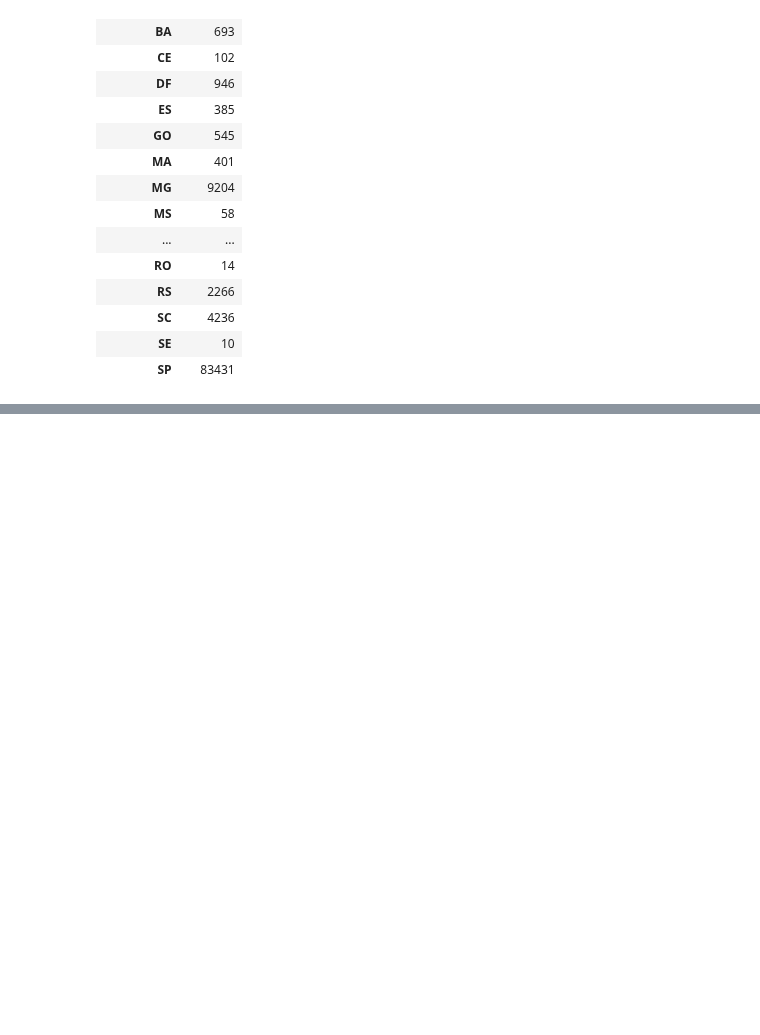
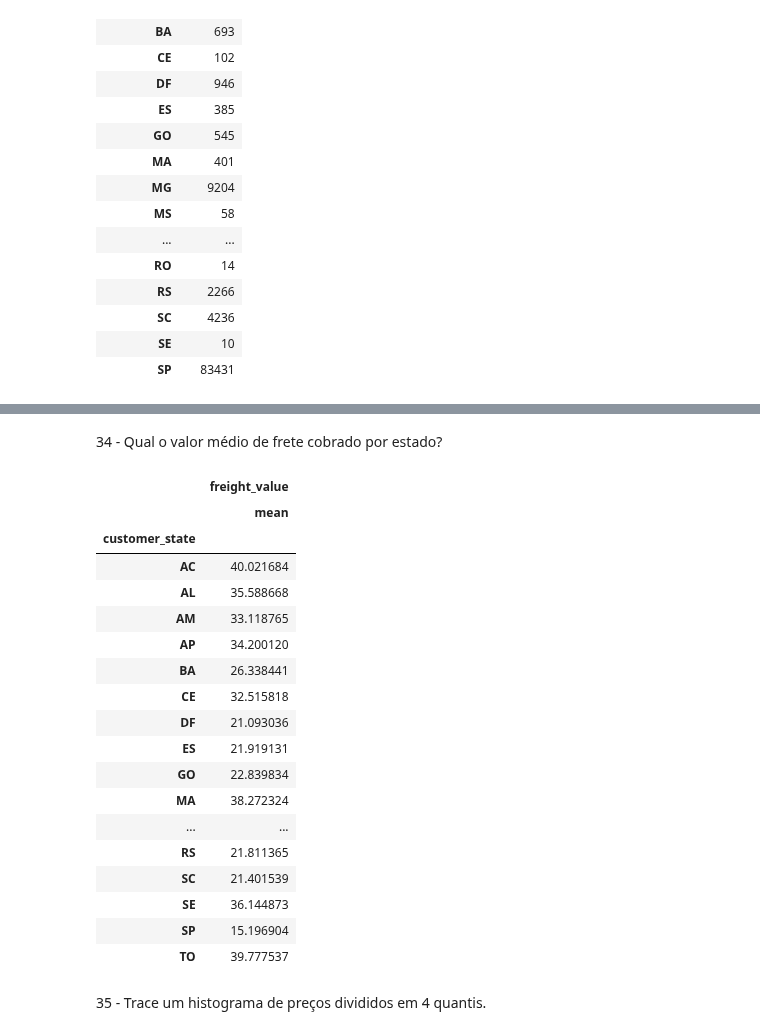
Before and after one commit to skillox1/PADSW06MDCD, a Jupyter notebook: Olist.ipynb, the cells around one changed output, grey strips where cells are left out. Drawn from its saved outputs; the diff is of its cells as text; code cells hidden in the pictures; blank space fills up the shorter version.

```diff
--- a/Olist.ipynb
+++ b/Olist.ipynb
@@ -527,0 +607,26 @@ olist.groupby("seller_state").agg({"seller_id":(pd.Series.count)})
+# %% [markdown]
+34 - Qual o valor médio de frete cobrado por estado?
+# %%
+olist.groupby("customer_state").agg({"freight_value":["mean"]})
+# %% [output]
+|  | freight_value |
+|  | mean |
+| customer_state |  |
+| AC | 40.021684 |
+| AL | 35.588668 |
+| AM | 33.118765 |
+| AP | 34.200120 |
+| BA | 26.338441 |
+| CE | 32.515818 |
+| DF | 21.093036 |
+| ES | 21.919131 |
+| GO | 22.839834 |
+| MA | 38.272324 |
+| ... | ... |
+| RS | 21.811365 |
+| SC | 21.401539 |
+| SE | 36.144873 |
+| SP | 15.196904 |
+| TO | 39.777537 |
+# %% [markdown]
+35 - Trace um histograma de preços divididos em 4 quantis.
```
Also changed, not shown: parts of 9 cells of this notebook.
